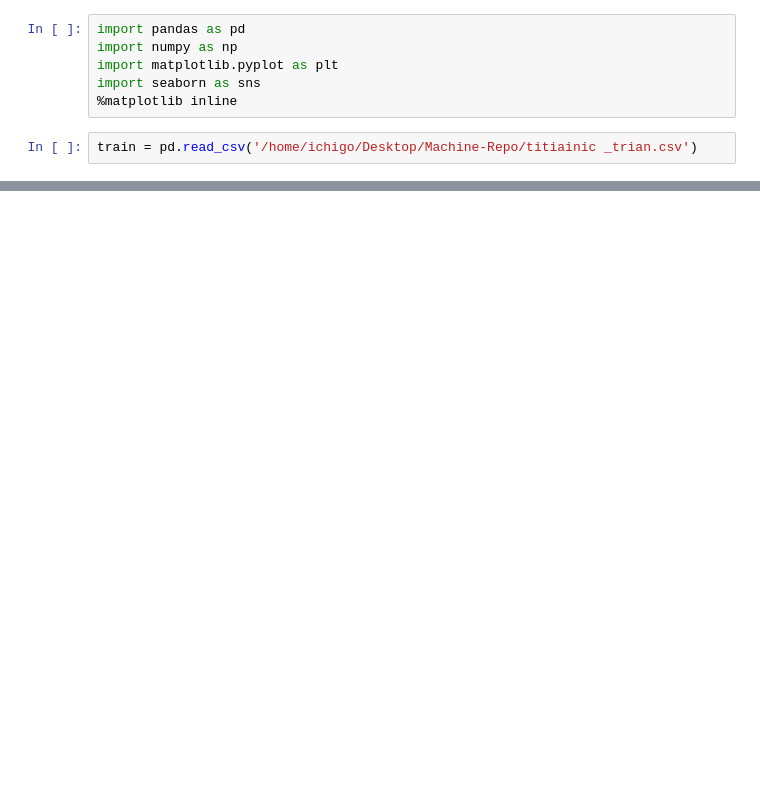
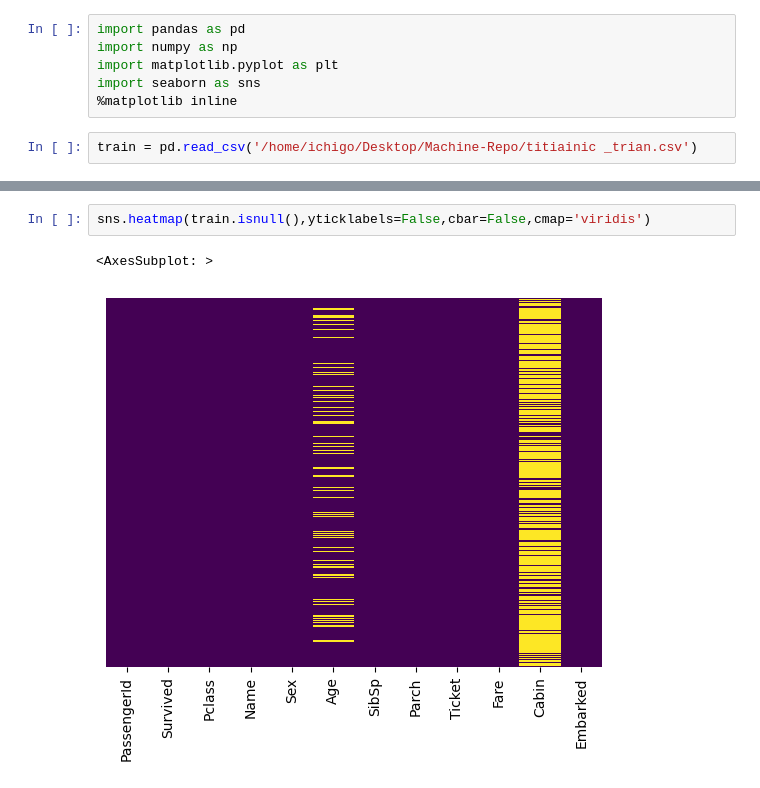
Before and after one commit to Deepak3015/Machine-Repo, a Jupyter notebook: Notebook/Project_late.ipynb, the cells around one changed output, grey strips where cells are left out. Drawn from its saved outputs; the diff is of its cells as text; blank space fills up the shorter version.

Commit message:
Compelete Visualizing the data

```diff
--- a/Notebook/Project_late.ipynb
+++ b/Notebook/Project_late.ipynb
@@ -15,3 +15,8 @@ train.head()
 | 2 | 3 | 1 | 3 | Heikkinen, Miss. Laina | female | 26.0 | 0 | 0 | STON/O2. 3101282 | 7.9250 | ... |
 | 3 | 4 | 1 | 1 | Futrelle, Mrs. Jacques Heath (Lil... | female | 35.0 | 1 | 0 | 113803 | 53.1000 | ... |
 | 4 | 5 | 0 | 3 | Allen, Mr. William Henry | male | 35.0 | 0 | 0 | 373450 | 8.0500 | ... |
+# %%
+sns.heatmap(train.isnull(),yticklabels=False,cbar=False,cmap='viridis')
+# %% [output]
+<AxesSubplot: >
+[figure, added]
```
Also changed, not shown: parts of 7 cells of this notebook.
